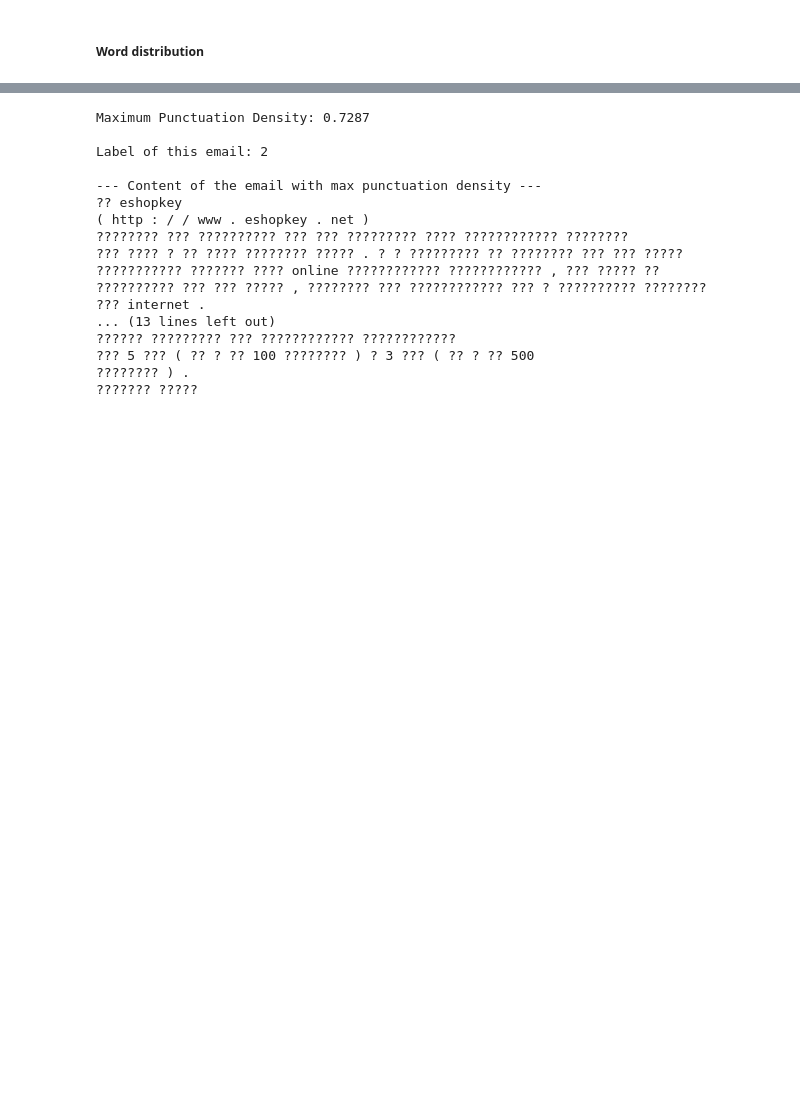
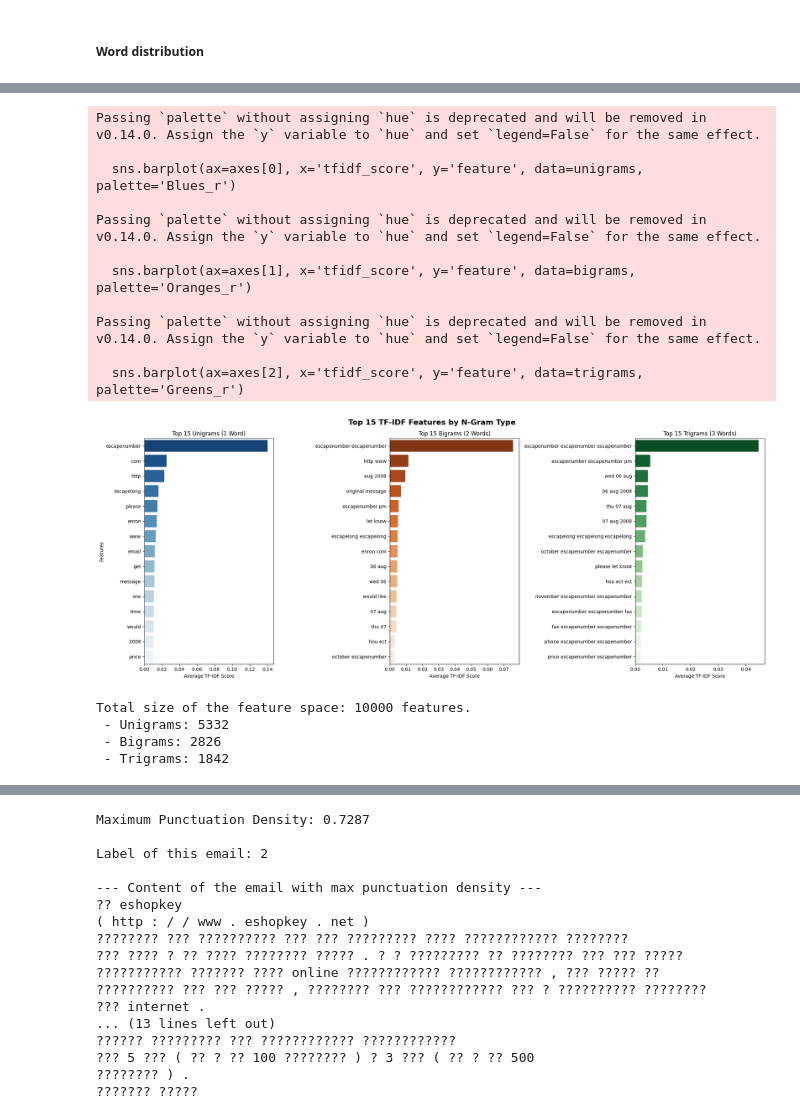
Before and after one commit to Alejandro-131004/Natural-Language-Processing, a Jupyter notebook: Project.ipynb, the cells around one changed output, grey strips where cells are left out. Drawn from its saved outputs; the diff is of its cells as text; code cells hidden in the pictures; blank space fills up the shorter version.

```diff
--- a/Project.ipynb
+++ b/Project.ipynb
@@ -858 +863,65 @@ Total size of the feature space: 5000 features.
+# %%
+# 1. Calculate the average TF-IDF score for each feature across all documents
+avg_tfidf = np.asarray(X_text.mean(axis=0)).ravel()
+feature_names = np.array(tfidf.get_feature_names_out())
+
+# 2. Create a DataFrame and calculate the n-gram length
+tfidf_df = pd.DataFrame({'feature': feature_names, 'tfidf_score': avg_tfidf})
+
+# Function to count words (1 = unigram, 2 = bigram, 3 = trigram)
+def count_words(text):
+    return len(str(text).split())
+
+tfidf_df['n_words'] = tfidf_df['feature'].apply(count_words)
+
+# 3. Visualization: Create 3 subplots side-by-side
+fig, axes = plt.subplots(1, 3, figsize=(20, 8))
+fig.suptitle('Top 15 TF-IDF Features by N-Gram Type', fontsize=16, weight='bold')
+
+# Plot Unigrams
+unigrams = tfidf_df[tfidf_df['n_words'] == 1].sort_values(by='tfidf_score', ascending=False).head(15)
+sns.barplot(ax=axes[0], x='tfidf_score', y='feature', data=unigrams, palette='Blues_r')
+axes[0].set_title('Top 15 Unigrams (1 Word)')
+axes[0].set_xlabel('Average TF-IDF Score')
+axes[0].set_ylabel('Features')
+
+# Plot Bigrams
+bigrams = tfidf_df[tfidf_df['n_words'] == 2].sort_values(by='tfidf_score', ascending=False).head(15)
+sns.barplot(ax=axes[1], x='tfidf_score', y='feature', data=bigrams, palette='Oranges_r')
+axes[1].set_title('Top 15 Bigrams (2 Words)')
+axes[1].set_xlabel('Average TF-IDF Score')
+axes[1].set_ylabel('')
+
+# Plot Trigrams
+trigrams = tfidf_df[tfidf_df['n_words'] == 3].sort_values(by='tfidf_score', ascending=False).head(15)
+sns.barplot(ax=axes[2], x='tfidf_score', y='feature', data=trigrams, palette='Greens_r')
+axes[2].set_title('Top 15 Trigrams (3 Words)')
+axes[2].set_xlabel('Average TF-IDF Score')
+axes[2].set_ylabel('')
+
+plt.tight_layout()
+plt.show()
+
+# 4. Print space distribution
+print(f"Total size of the feature space: {len(feature_names)} features.")
+print(f" - Unigrams: {len(tfidf_df[tfidf_df['n_words'] == 1])}")
+print(f" - Bigrams: {len(tfidf_df[tfidf_df['n_words'] == 2])}")
+print(f" - Trigrams: {len(tfidf_df[tfidf_df['n_words'] == 3])}")
+# %% [output]
+Passing `palette` without assigning `hue` is deprecated and will be removed in v0.14.0. Assign the `y` variable to `hue` and set `legend=False` for the same effect.
+
+  sns.barplot(ax=axes[0], x='tfidf_score', y='feature', data=unigrams, palette='Blues_r')
+
+Passing `palette` without assigning `hue` is deprecated and will be removed in v0.14.0. Assign the `y` variable to `hue` and set `legend=False` for the same effect.
+
+  sns.barplot(ax=axes[1], x='tfidf_score', y='feature', data=bigrams, palette='Oranges_r')
+
+Passing `palette` without assigning `hue` is deprecated and will be removed in v0.14.0. Assign the `y` variable to `hue` and set `legend=False` for the same effect.
+
+  sns.barplot(ax=axes[2], x='tfidf_score', y='feature', data=trigrams, palette='Greens_r')
+[figure, added]
+Total size of the feature space: 10000 features.
+ - Unigrams: 5332
+ - Bigrams: 2826
+ - Trigrams: 1842
 # %% [markdown]
```
Also changed, not shown: parts of 52 cells of this notebook.
